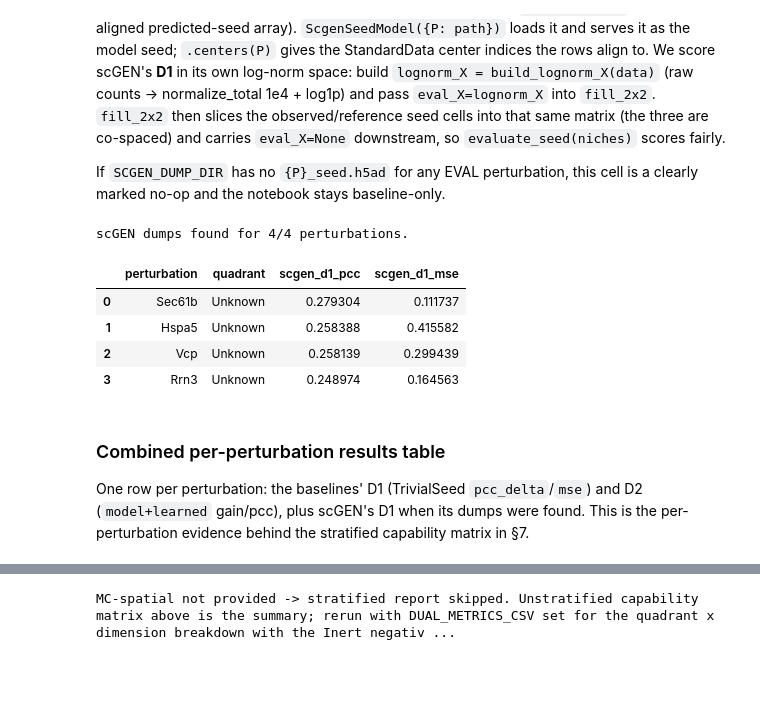
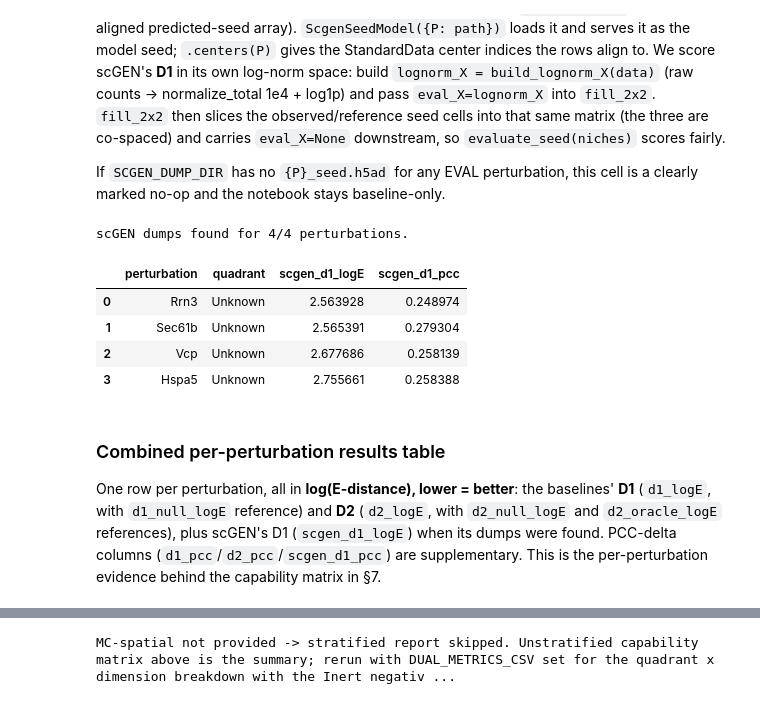
Before and after one commit to cz3900/sp-perturb-benchmark, a Jupyter notebook: notebooks/run_benchmark.executed.ipynb, the cells around one changed output, grey strips where cells are left out. Cells and saved outputs as stored; diff of their text form; code cells hidden in the pictures; blank space fills up the shorter version.

```diff
--- a/notebooks/run_benchmark.executed.ipynb
+++ b/notebooks/run_benchmark.executed.ipynb
@@ -185,0 +167,30 @@ base_df
+# %%
+res = run_benchmark(data, perturbations=EVAL, k=K_GRAPH, k_ref=K_REF,
+                    gcn_kwargs={'hidden': 64, 'epochs': 30})
+
+# Everything below is reported as log(E-distance): LOWER = better, NO subtraction.
+# null (no-effect aggregate-control niche) and oracle (leakage-free ceiling) are
+# REFERENCE values shown alongside, never subtracted. PCC-delta is supplementary.
+def _seed_logE(e_list):
+    """log of the mean per-repeat seed E (guard mean>0, else nan)."""
+    m = float(np.nanmean(e_list)) if len(e_list) else float('nan')
+    return np.log(m) if m > 0 else float('nan')
+
+rows = []
+for p in EVAL:
+    s = res['seed'][p]; c = res['compare'][p]
+    es = s.get('e_samples', {})
+    rows.append(dict(
+        perturbation=p,
+        quadrant=QUADRANT_OF.get(p, mcj.UNKNOWN),
+        d1_logE=_seed_logE(es.get('model', [])),            # D1 seed (TrivialSeed) log E
+        d1_null_logE=_seed_logE(es.get('null', [])),        # D1 control-seed reference
+        d2_logE=np.log(c['e']['model+learned']),            # D2 niche (deployable) log E
+        d2_null_logE=np.log(c['e']['null']),                # D2 no-effect reference
+        d2_oracle_logE=(np.log(c['e']['oracle']) if 'oracle' in c['e'] else float('nan')),  # D2 ceiling ref
+        d1_pcc=s['pcc_delta'], d2_pcc=c['pcc']['model+learned'],  # supplementary (PCC-delta)
+        leak_ok=res['leakage_pass'][p],
+    ))
+# Sort by D2 log E ascending (lower = better); null/oracle columns are references, not scores.
+base_df = pd.DataFrame(rows).sort_values('d2_logE', ascending=True).reset_index(drop=True)
+base_df
@@ -211,43 +228,45 @@ scgen_paths = {}
 if SCGEN_DUMP_DIR:
     for p in EVAL:
         f = Path(SCGEN_DUMP_DIR) / f'{p}_seed.h5ad'
         if f.exists():
             scgen_paths[p] = str(f)
 
 scgen_d1 = {}        # perturbation -> {'pcc_delta','mse','n'} for scGEN's D1
 if scgen_paths:
     print(f'scGEN dumps found for {len(scgen_paths)}/{len(EVAL)} perturbations.')
     # scGEN's seed_pred lives in the log-norm space -> score there via eval_X=lognorm_X.
     lognorm_X = build_lognorm_X(data)                  # (n_cells, n_genes) log-norm matrix
     X_ref_agg = _control_reference_aggregate(data, edges)   # aggregate-control reference (G1)
     resid = _control_residuals(data)
     base_prop = GaussianProp().fit(data, edges)
     learned_prop = SimpleGCN(hidden=64, epochs=30).fit(data, edges)
     for p, path in scgen_paths.items():
         seed_model = ScgenSeedModel({p: path})         # offline loader; predict_seed is 2-arg
         grid = fill_2x2(data, p, edges, seed_model, base_prop, learned_prop, k_ref=K_REF,
                         X_ref=X_ref_agg, return_niches=True, residuals=resid,
                         eval_X=lognorm_X)              # log-norm scoring space for D1
         niches = grid['_niches']                        # eval_X already consumed into the matrix
         scgen_d1[p] = evaluate_seed(niches, eval_X=niches.get('eval_X'))   # carried eval_X is None here
+    # scGEN D1 as log(E-distance) (lower = better); pcc kept supplementary.
     sc_df = pd.DataFrame([dict(perturbation=p, quadrant=QUADRANT_OF.get(p, mcj.UNKNOWN),
-                               scgen_d1_pcc=v['pcc_delta'], scgen_d1_mse=v['mse'])
+                               scgen_d1_logE=_seed_logE(v.get('e_samples', {}).get('model', [])),
+                               scgen_d1_pcc=v['pcc_delta'])
                           for p, v in scgen_d1.items()])
     base_df = base_df.merge(sc_df.drop(columns='quadrant'), on='perturbation', how='left')
-    display(sc_df.sort_values('scgen_d1_pcc', ascending=False).reset_index(drop=True))
+    display(sc_df.sort_values('scgen_d1_logE', ascending=True).reset_index(drop=True))
 else:
     print('NOTE: no scGEN {P}_seed.h5ad dumps found (SCGEN_DUMP_DIR unset/empty).')
     print('      -> running BASELINE-ONLY; scGEN D1 columns are omitted.')
 # %% [output]
 scGEN dumps found for 4/4 perturbations.
-|  | perturbation | quadrant | scgen_d1_pcc | scgen_d1_mse |
-| 0 | Sec61b | Unknown | 0.279304 | 0.111737 |
-| 1 | Hspa5 | Unknown | 0.258388 | 0.415582 |
-| 2 | Vcp | Unknown | 0.258139 | 0.299439 |
-| 3 | Rrn3 | Unknown | 0.248974 | 0.164563 |
+|  | perturbation | quadrant | scgen_d1_logE | scgen_d1_pcc |
+| 0 | Rrn3 | Unknown | 2.563928 | 0.248974 |
+| 1 | Sec61b | Unknown | 2.565391 | 0.279304 |
+| 2 | Vcp | Unknown | 2.677686 | 0.258139 |
+| 3 | Hspa5 | Unknown | 2.755661 | 0.258388 |
 # %% [markdown]
 ### Combined per-perturbation results table
-One row per perturbation: the baselines' D1 (TrivialSeed `pcc_delta`/`mse`) and D2 (`model+learned` gain/pcc), plus scGEN's D1 when its dumps were found. This is the per-perturbation evidence behind the stratified capability matrix in §7.
+One row per perturbation, all in **log(E-distance), lower = better**: the baselines' **D1** (`d1_logE`, with `d1_null_logE` reference) and **D2** (`d2_logE`, with `d2_null_logE` and `d2_oracle_logE` references), plus scGEN's D1 (`scgen_d1_logE`) when its dumps were found. PCC-delta columns (`d1_pcc`/`d2_pcc`/`scgen_d1_pcc`) are supplementary. This is the per-perturbation evidence behind the capability matrix in §7.
 # %%
 base_df
 # %% [output]
```
Also changed, not shown: parts of 14 cells of this notebook, 1 other file.
